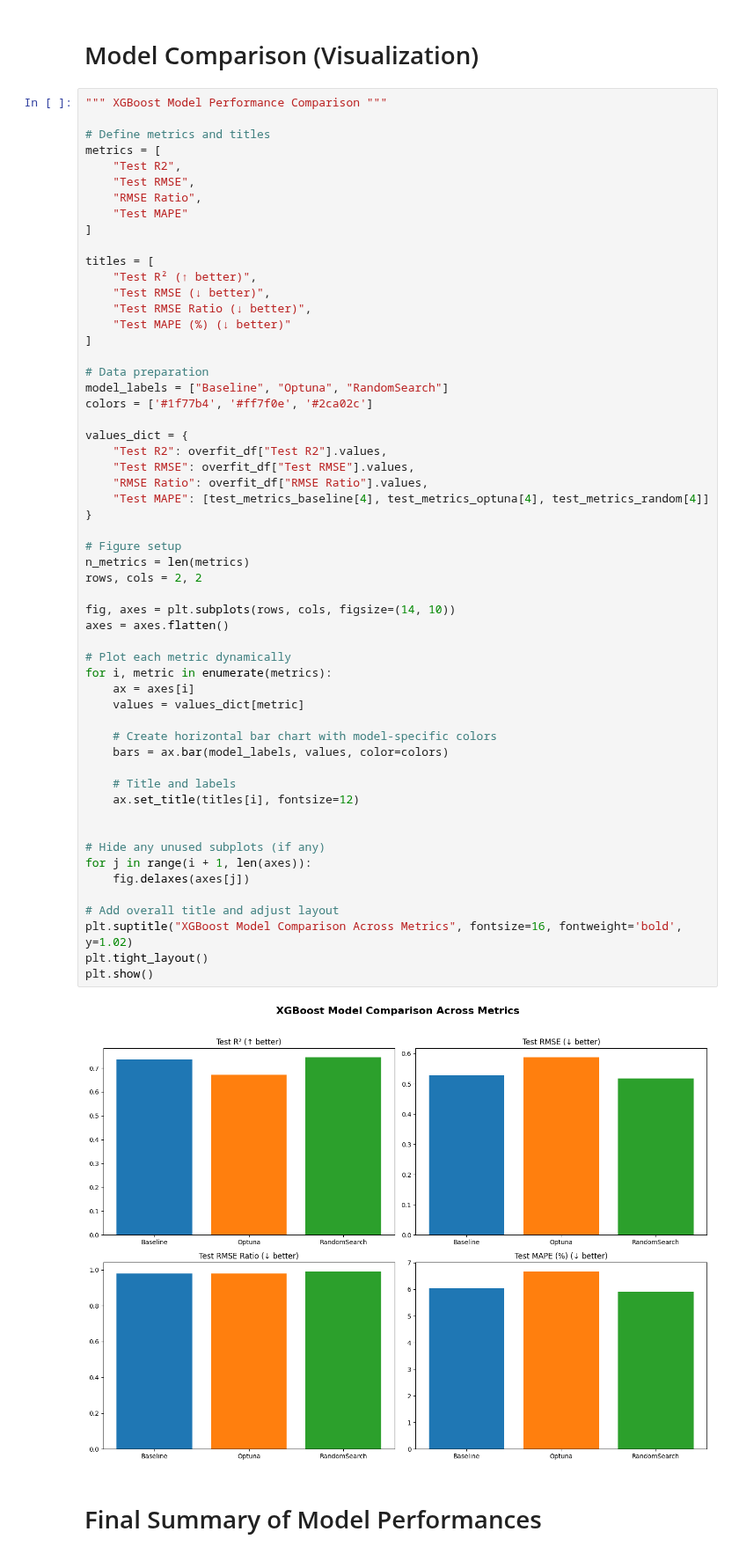
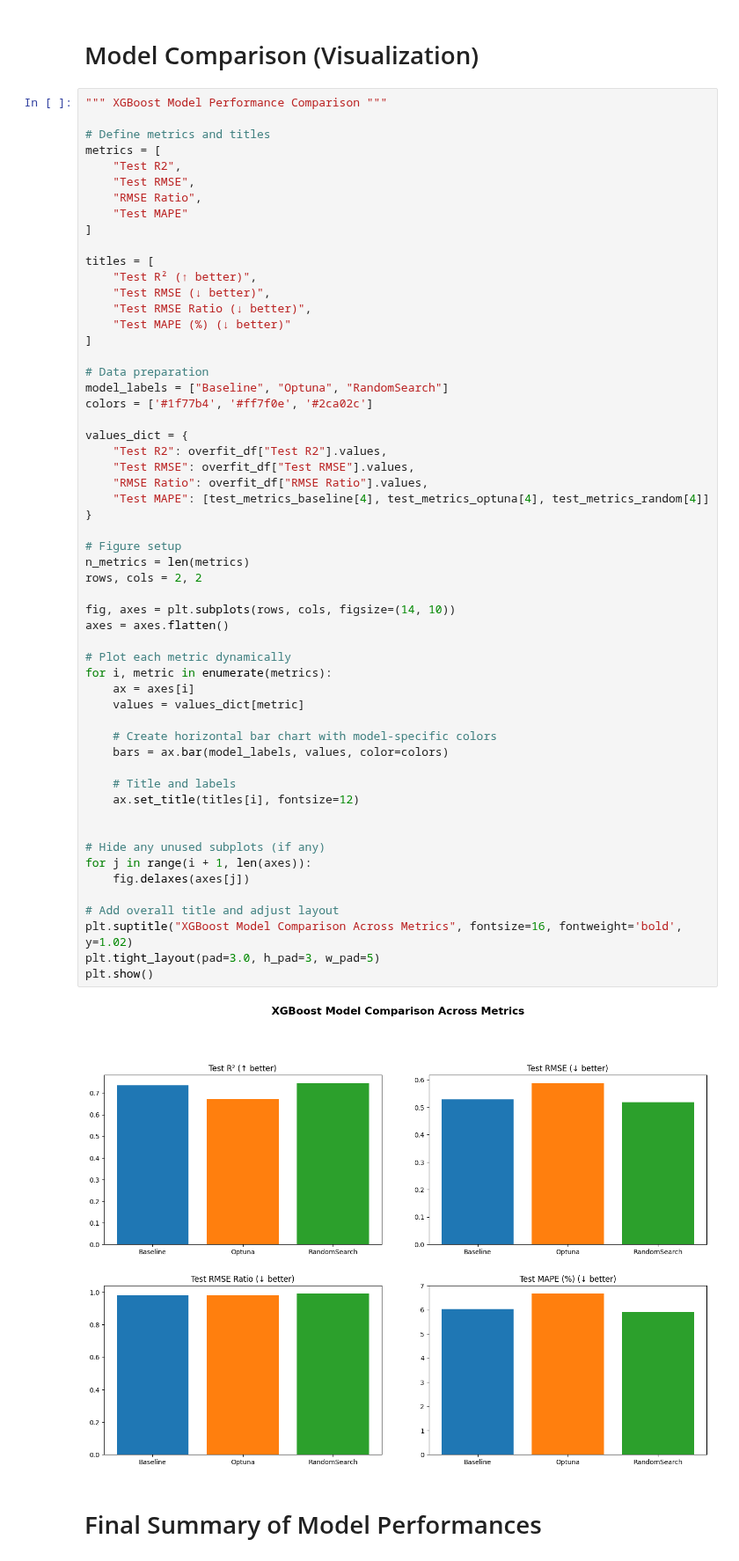
Before and after one commit to tshihab07/Super-Market-Sales-Forecasting, a Jupyter notebook: notebookes/model_XGBoost.ipynb, the cells around one changed output. Shown at 88% size. Cells and saved outputs as stored; diff of their text form.

```diff
--- a/notebookes/model_XGBoost.ipynb
+++ b/notebookes/model_XGBoost.ipynb
@@ -413,35 +444,35 @@ values_dict = {
     "Test MAPE": [test_metrics_baseline[4], test_metrics_optuna[4], test_metrics_random[4]]
 }
 
 # Figure setup
 n_metrics = len(metrics)
 rows, cols = 2, 2
 
 fig, axes = plt.subplots(rows, cols, figsize=(14, 10))
 axes = axes.flatten()
 
 # Plot each metric dynamically
 for i, metric in enumerate(metrics):
     ax = axes[i]
     values = values_dict[metric]
 
     # Create horizontal bar chart with model-specific colors
     bars = ax.bar(model_labels, values, color=colors)
 
     # Title and labels
     ax.set_title(titles[i], fontsize=12)
 
 
 # Hide any unused subplots (if any)
 for j in range(i + 1, len(axes)):
     fig.delaxes(axes[j])
 
 # Add overall title and adjust layout
 plt.suptitle("XGBoost Model Comparison Across Metrics", fontsize=16, fontweight='bold', y=1.02)
-plt.tight_layout()
+plt.tight_layout(pad=3.0, h_pad=3, w_pad=5)
 plt.show()
 # %% [output]
-[figure, old version]
+[figure, new version]
 # %% [markdown]
 # Final Summary of Model Performances
 # %%
```
Also changed, not shown: parts of 13 cells of this notebook.
